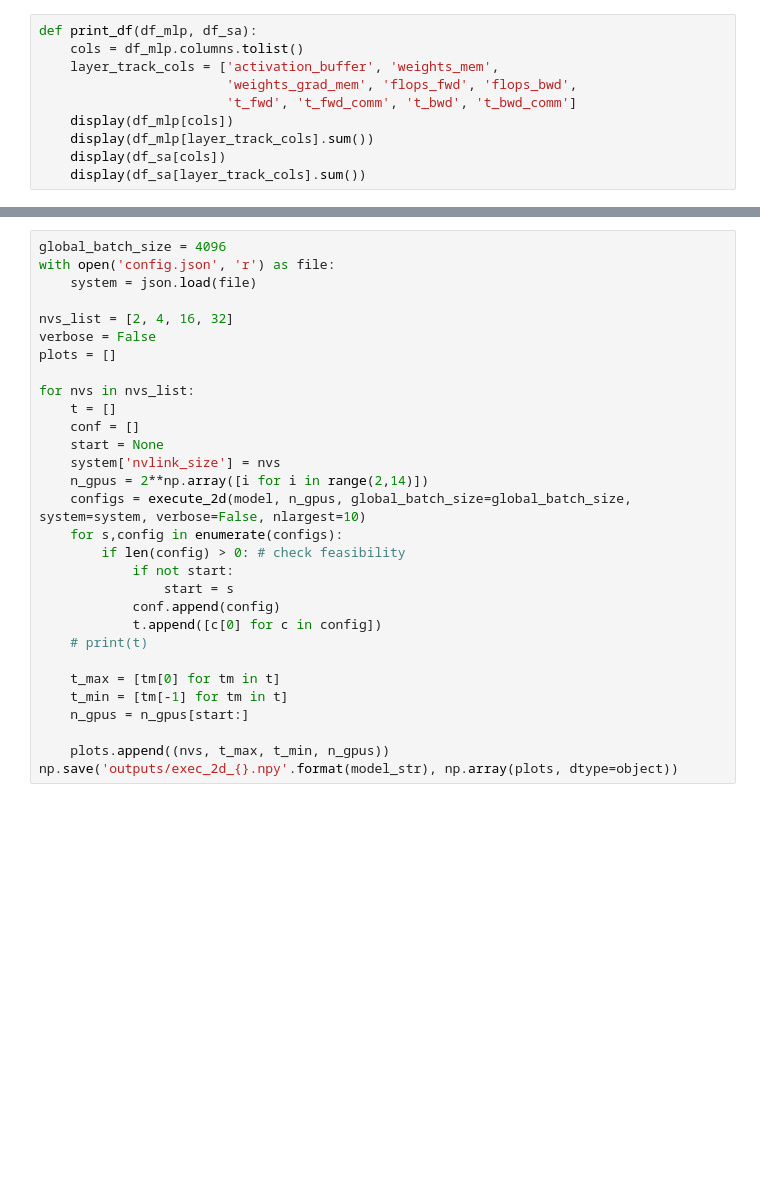
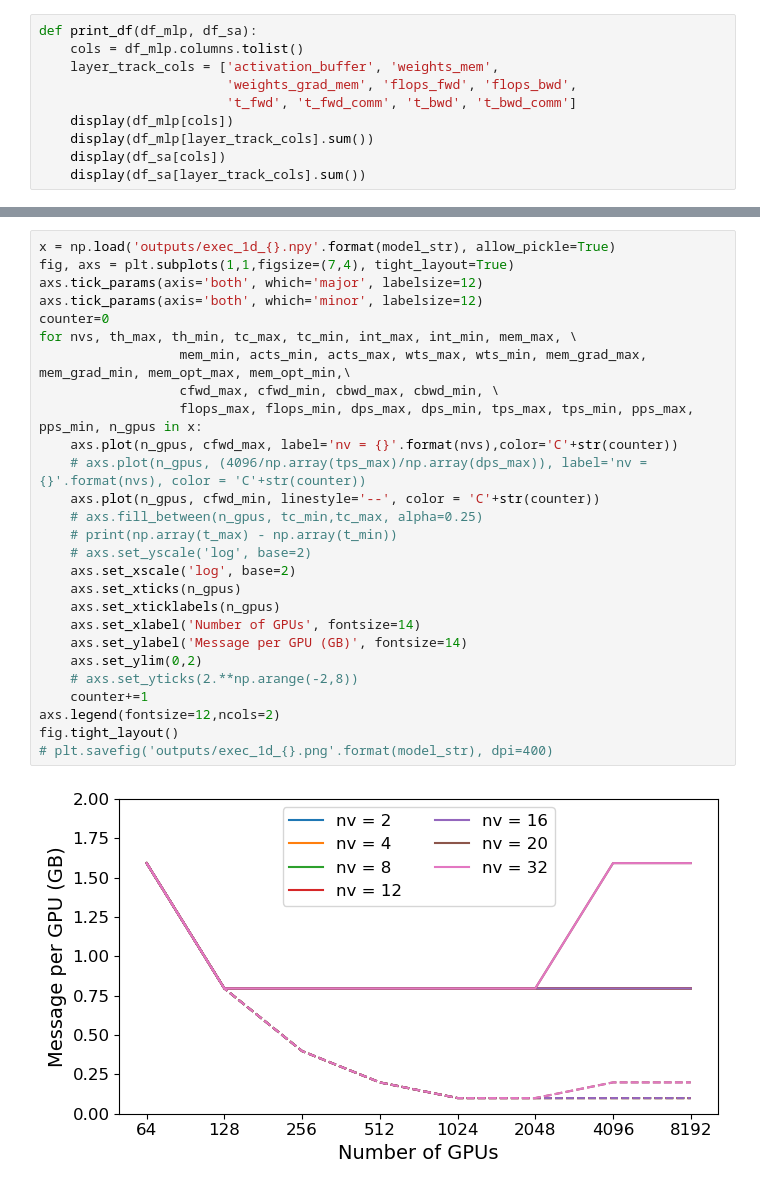
Before and after one commit to ShashankSubramanian/transformer-perf-estimates, a Jupyter notebook: execution.ipynb, the cells around one changed output, grey strips where cells are left out. Saved outputs shown, nothing was run; the diff lists cells and outputs as text; blank space fills up the shorter version.

```diff
--- a/execution.ipynb
+++ b/execution.ipynb
@@ -118,31 +380,30 @@ print(configs)
 # %%
-global_batch_size = 4096
-with open('config.json', 'r') as file:
-    system = json.load(file)
-
-nvs_list = [2, 4, 16, 32]
-verbose = False
-plots = []
-
-for nvs in nvs_list:
-    t = []
-    conf = []
-    start = None
-    system['nvlink_size'] = nvs
-    n_gpus = 2**np.array([i for i in range(2,14)])
-    configs = execute_2d(model, n_gpus, global_batch_size=global_batch_size, system=system, verbose=False, nlargest=10)
-    for s,config in enumerate(configs):
-        if len(config) > 0: # check feasibility
-            if not start:
-                start = s
-            conf.append(config)
-            t.append([c[0] for c in config])
-    # print(t)
-
-    t_max = [tm[0] for tm in t]
-    t_min = [tm[-1] for tm in t]
-    n_gpus = n_gpus[start:]
-
-    plots.append((nvs, t_max, t_min, n_gpus))
-np.save('outputs/exec_2d_{}.npy'.format(model_str), np.array(plots, dtype=object))
+x = np.load('outputs/exec_1d_{}.npy'.format(model_str), allow_pickle=True)
+fig, axs = plt.subplots(1,1,figsize=(7,4), tight_layout=True)
+axs.tick_params(axis='both', which='major', labelsize=12)
+axs.tick_params(axis='both', which='minor', labelsize=12)
+counter=0
+for nvs, th_max, th_min, tc_max, tc_min, int_max, int_min, mem_max, \
+                  mem_min, acts_min, acts_max, wts_max, wts_min, mem_grad_max, mem_grad_min, mem_opt_max, mem_opt_min,\
+                  cfwd_max, cfwd_min, cbwd_max, cbwd_min, \
+                  flops_max, flops_min, dps_max, dps_min, tps_max, tps_min, pps_max, pps_min, n_gpus in x:
+    axs.plot(n_gpus, cfwd_max, label='nv = {}'.format(nvs),color='C'+str(counter))
+    # axs.plot(n_gpus, (4096/np.array(tps_max)/np.array(dps_max)), label='nv = {}'.format(nvs), color = 'C'+str(counter))
+    axs.plot(n_gpus, cfwd_min, linestyle='--', color = 'C'+str(counter))
+    # axs.fill_between(n_gpus, tc_min,tc_max, alpha=0.25)
+    # print(np.array(t_max) - np.array(t_min))
+    # axs.set_yscale('log', base=2)
+    axs.set_xscale('log', base=2)
+    axs.set_xticks(n_gpus)
+    axs.set_xticklabels(n_gpus)
+    axs.set_xlabel('Number of GPUs', fontsize=14)
+    axs.set_ylabel('Message per GPU (GB)', fontsize=14)
+    axs.set_ylim(0,2)
+    # axs.set_yticks(2.**np.arange(-2,8))
+    counter+=1
+axs.legend(fontsize=12,ncols=2)
+fig.tight_layout()
+# plt.savefig('outputs/exec_1d_{}.png'.format(model_str), dpi=400)
+# %% [output]
+[figure, added]
 # %%
```
Also changed, not shown: parts of 19 cells of this notebook, 9 other files.
